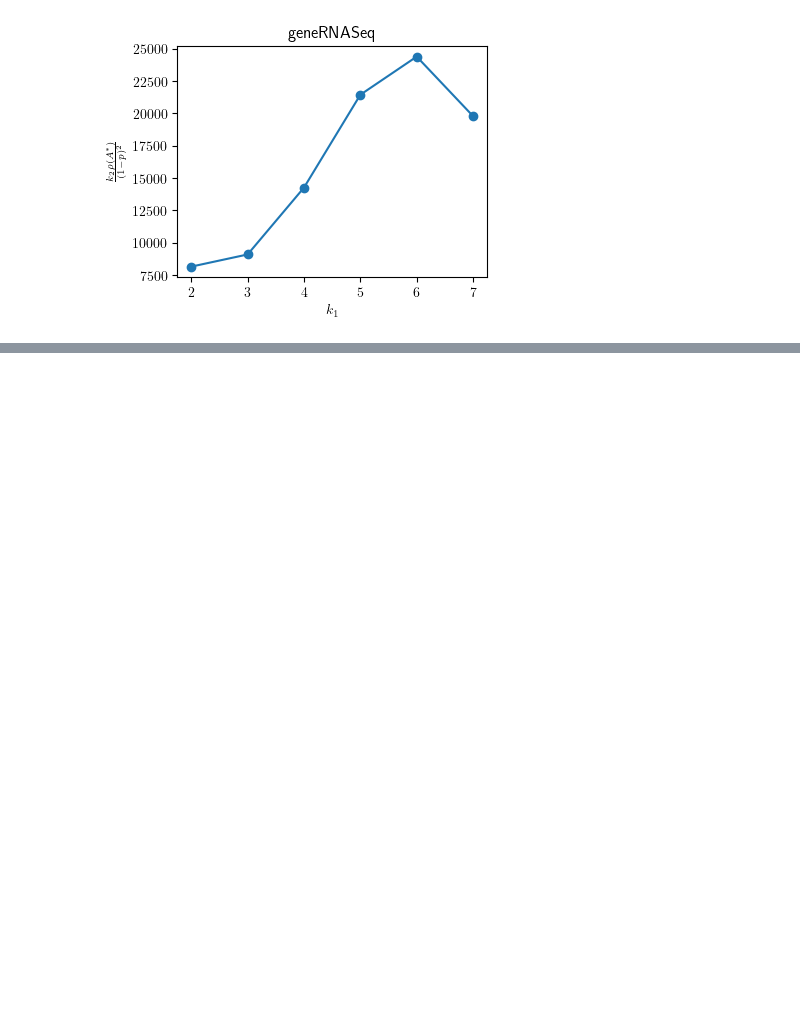
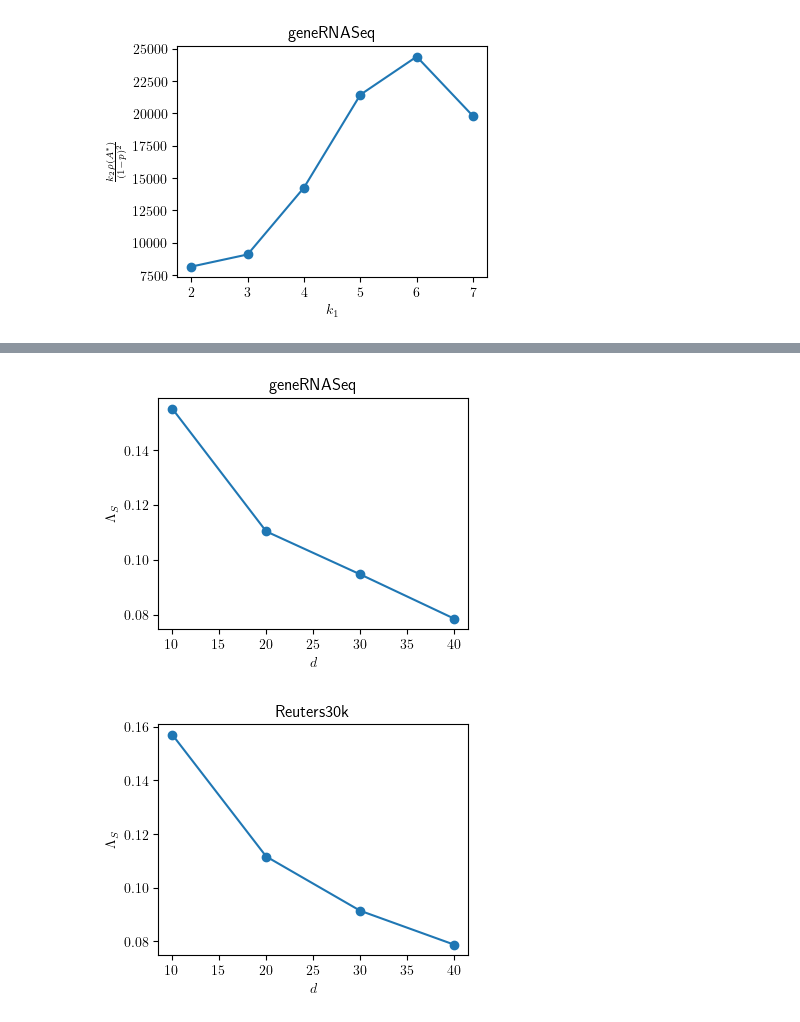
Before and after one commit to S3-Lab-IIT/DiffRed, a Jupyter notebook: Experiments/dimensionality_reduction_metrics/make_plots.ipynb, the cells around one changed output, grey strips where cells are left out. Saved outputs shown, nothing was run; the diff lists cells and outputs as text; code cells hidden in the pictures; blank space fills up the shorter version.

```diff
--- a/Experiments/dimensionality_reduction_metrics/make_plots.ipynb
+++ b/Experiments/dimensionality_reduction_metrics/make_plots.ipynb
@@ -351,0 +372,14 @@ for dataset in DATASETS:
+# %%
+for key in PLOT_DATA.keys():
+    x=PLOT_DATA[key]['x']
+    y=PLOT_DATA[key]['y']
+    plt.figure(figsize=(4,3))
+    plt.plot(x,y,marker='o', markersize=6, linestyle='-')
+    plt.title(key)
+    plt.xlabel(r'$d$')
+    plt.ylabel(r'$\Lambda_S$')
+    plt.show()
+    plt.close()
+# %% [output]
+[figure, added]
+[figure, added]
```
Also changed, not shown: parts of 3 cells of this notebook.
